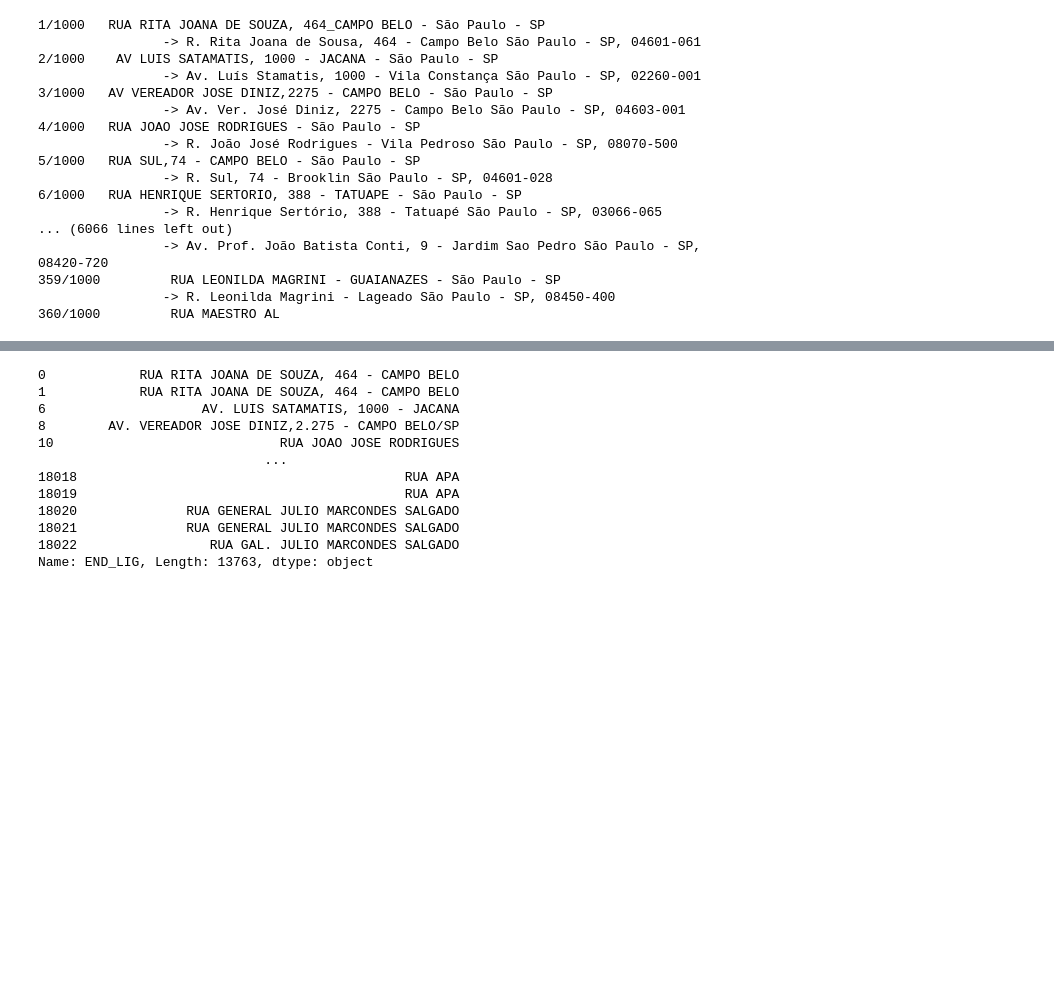
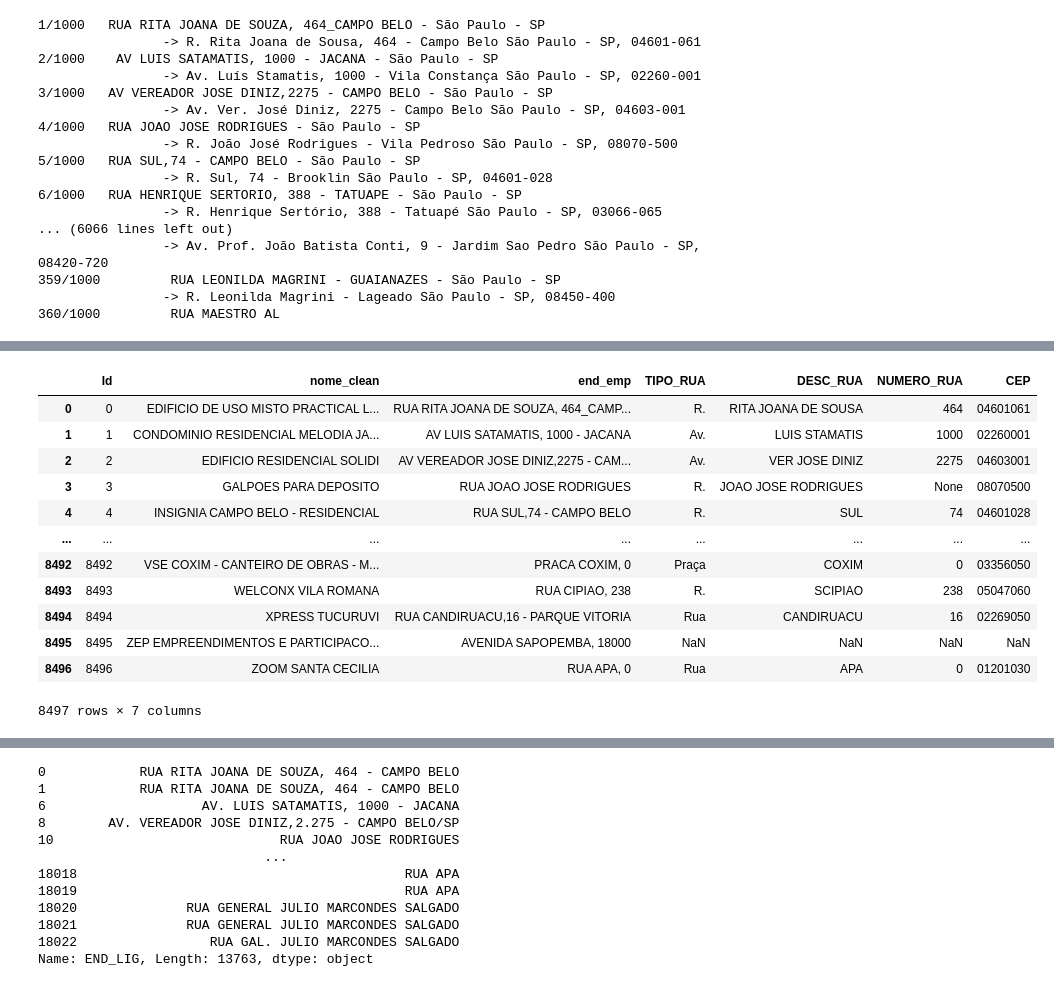
Before and after one commit to arthurhirez/POC_SABESP, a Jupyter notebook: Exploratoria_CargaGeoEmbr.ipynb, the cells around one changed output, grey strips where cells are left out. Saved outputs shown, nothing was run; the diff lists cells and outputs as text; code cells hidden in the pictures; blank space fills up the shorter version.

```diff
--- a/Exploratoria_CargaGeoEmbr.ipynb
+++ b/Exploratoria_CargaGeoEmbr.ipynb
@@ -836,11 +858,39 @@ def scrape_location_data_withbkp(df_queries):
 # %%
-dfs = []
-for i in range(1,10):
-    with open(f'results/results_web_batch_{i}.pkl', 'rb') as file:
-        loaded = pickle.load(file)
+scrap_ceps = df_scrap[~df_scrap['CEP_0'].isna()].copy()
+scrap_ceps['CEP'] = scrap_ceps['CEP'].str.replace('São Paulo - SP, ', '')
 
-    df_aux = pd.DataFrame(loaded, columns=['col1', 'col2', 'col3', 'col4'])
+scrap_ceps[['Logradouro', 'Bairro']] = scrap_ceps['Logradouro'].str.split(' - ', n = 1, expand = True)
+scrap_ceps[['TIPO_RUA', 'DESC_RUA']] = scrap_ceps['Logradouro'].str.split(' ', n = 1, expand = True)
+# scrap_ceps['DESC_RUA'] = scrap_ceps['DESC_RUA'].str.upper().str.replace('.', '').apply(unidecode)
 
-    dfs.append(df_aux)
+# data_CG_SP = data_CG_SP[~data_CG_SP['DESC_RUA'].isna()]
+scrap_ceps.reset_index(inplace = True)
 
-df_scrap = pd.concat(dfs)
+
+
+probs_logCEP = scrap_ceps[scrap_ceps['TIPO_RUA'].isin(['Estacionamento', 'Edifício', 'Auto', 'Goldlyne', 'B',  'Vicente',
+                                              'Eztec-LB-Chucri', 'Terreno', 'Residencial', 'Gran', 'E', 'Metrô',
+                                              'Torre', 'Fit', 'Espaço', 'EDIFÍCIO', 'Plano', 'Raposo', 'UPA'])]
+check_indexess = probs_logCEP.index
+
+
+
+tipo_rua_values = ['Estacionamento', 'Edifício', 'Auto', 'Goldlyne', 'B',  'Vicente', 'Eztec-LB-Chucri',
+                   'Terreno', 'Residencial', 'Gran', 'E', 'Metrô', 'Torre', 'Fit', 'Espaço', 'EDIFÍCIO',
+                   'Plano', 'Raposo', 'UPA']
+
+scrap_ceps.loc[scrap_ceps['TIPO_RUA'].isin(tipo_rua_values), 'Logradouro'] = scrap_ceps['CEP']
+scrap_ceps['Logradouro'] = scrap_ceps['Logradouro'].str.replace(r', \d{8}$', '', regex=True)
+scrap_ceps[['Logradouro', 'Bairro']] = scrap_ceps['Logradouro'].str.split(' - ', n = 1, expand = True)
+scrap_ceps[['TIPO_RUA', 'DESC_RUA']] = scrap_ceps['Logradouro'].str.split(' ', n = 1, expand = True)
+scrap_ceps['DESC_RUA'] = scrap_ceps['DESC_RUA'].str.upper().str.replace('.', '').apply(unidecode)
+scrap_ceps[['DESC_RUA', 'NUMERO_RUA']] = scrap_ceps['DESC_RUA'].str.split(', ', n = 1, expand = True)
+
+# scrap_ceps['NUMERO_RUA']  = scrap_ceps['NUMERO_RUA'].astype(float)
+
+scrap_ceps['CEP_0'] = scrap_ceps['CEP_0'].str.replace('-', '')
+# df_scrap_ceps.loc[check_indexess]
+
+df_scrap_ceps = scrap_ceps[['Id', 'TIPO_RUA', 'DESC_RUA', 'NUMERO_RUA', 'CEP_0']].rename(columns = {'CEP_0' : 'CEP'}).drop_duplicates().dropna(how = 'all')
+
+df_scrap_ceps
@@ -1145,0 +911,17 @@ KeyboardInterrupt:
+# %%
+df_ligacoes = pd.merge(data_ligacao_SP[['Id', 'nome_clean', 'end_emp']], df_scrap_ceps, how = 'left', on ='Id')
+df_ligacoes
+# %% [output]
+|  | Id | nome_clean | end_emp | TIPO_RUA | DESC_RUA | NUMERO_RUA | CEP |
+| 0 | 0 | EDIFICIO DE USO MISTO PRACTICAL L... | RUA RITA JOANA DE SOUZA, 464_CAMP... | R. | RITA JOANA DE SOUSA | 464 | 04601061 |
+| 1 | 1 | CONDOMINIO RESIDENCIAL MELODIA JA... | AV LUIS SATAMATIS, 1000 - JACANA | Av. | LUIS STAMATIS | 1000 | 02260001 |
+| 2 | 2 | EDIFICIO RESIDENCIAL SOLIDI | AV VEREADOR JOSE DINIZ,2275 - CAM... | Av. | VER JOSE DINIZ | 2275 | 04603001 |
+| 3 | 3 | GALPOES PARA DEPOSITO | RUA JOAO JOSE RODRIGUES | R. | JOAO JOSE RODRIGUES | None | 08070500 |
+| 4 | 4 | INSIGNIA CAMPO BELO - RESIDENCIAL | RUA SUL,74 - CAMPO BELO | R. | SUL | 74 | 04601028 |
+| ... | ... | ... | ... | ... | ... | ... | ... |
+| 8492 | 8492 | VSE COXIM - CANTEIRO DE OBRAS - M... | PRACA COXIM, 0 | Praça | COXIM | 0 | 03356050 |
+| 8493 | 8493 | WELCONX VILA ROMANA | RUA CIPIAO, 238 | R. | SCIPIAO | 238 | 05047060 |
+| 8494 | 8494 | XPRESS TUCURUVI | RUA CANDIRUACU,16 - PARQUE VITORIA | Rua | CANDIRUACU | 16 | 02269050 |
+| 8495 | 8495 | ZEP EMPREENDIMENTOS E PARTICIPACO... | AVENIDA SAPOPEMBA, 18000 | NaN | NaN | NaN | NaN |
+| 8496 | 8496 | ZOOM SANTA CECILIA | RUA APA, 0 | Rua | APA | 0 | 01201030 |
+8497 rows × 7 columns
```
Also changed, not shown: parts of 17 cells of this notebook.
